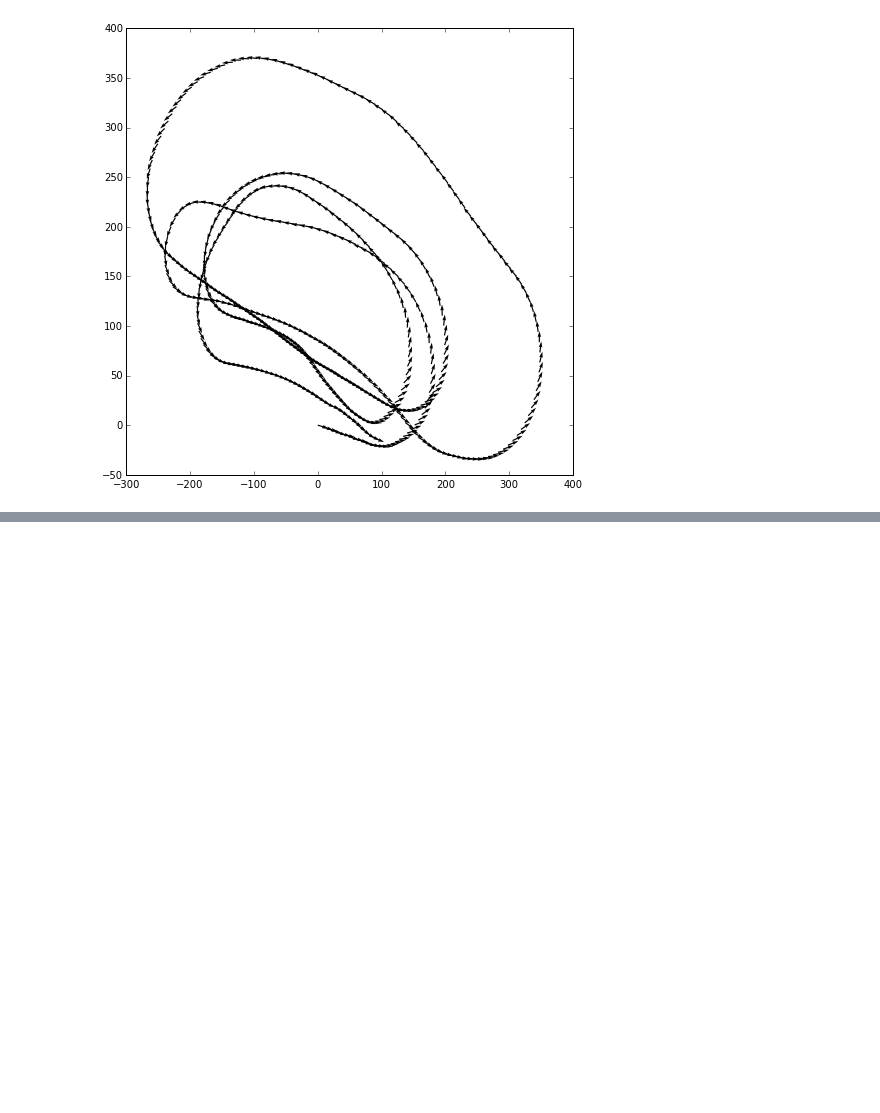
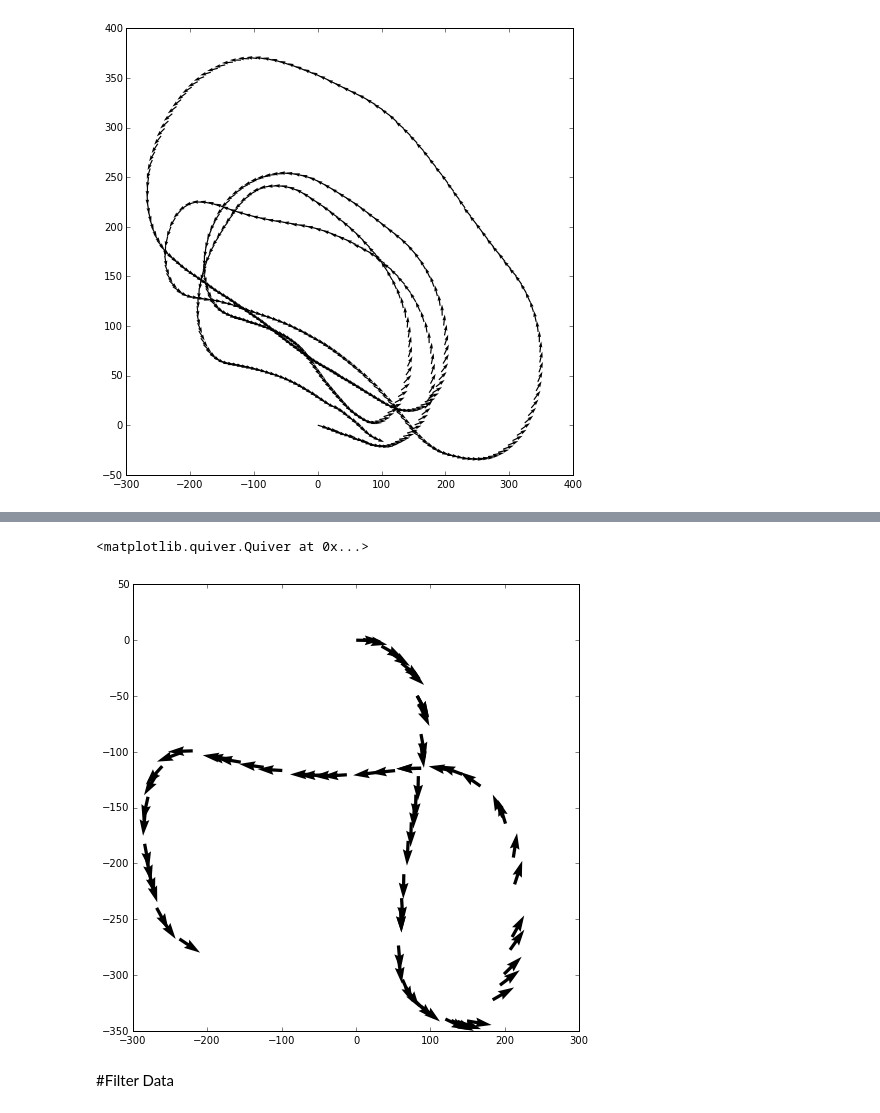
Before and after one commit to amitibo/AUVSI, a Jupyter notebook: image_processing/ipython/parse_flight_log.ipynb, the cells around one changed output, grey strips where cells are left out. Drawn from its saved outputs; the diff is of its cells as text; code cells hidden in the pictures; blank space fills up the shorter version.

```diff
--- a/image_processing/ipython/parse_flight_log.ipynb
+++ b/image_processing/ipython/parse_flight_log.ipynb
@@ -97,0 +143,9 @@ data.to_csv(os.path.join(base_path, '49.csv'))
+# %%
+u, v = sin(deg2rad(90-yaw)), cos(deg2rad(90-yaw))
+figure(figsize=(8, 8))
+quiver(x, y, u, v)
+# %% [output]
+<matplotlib.quiver.Quiver at 0x...>
+[figure, added]
+# %% [markdown]
+#Filter Data
```
Also changed, not shown: parts of 6 cells of this notebook, 4 other files.
